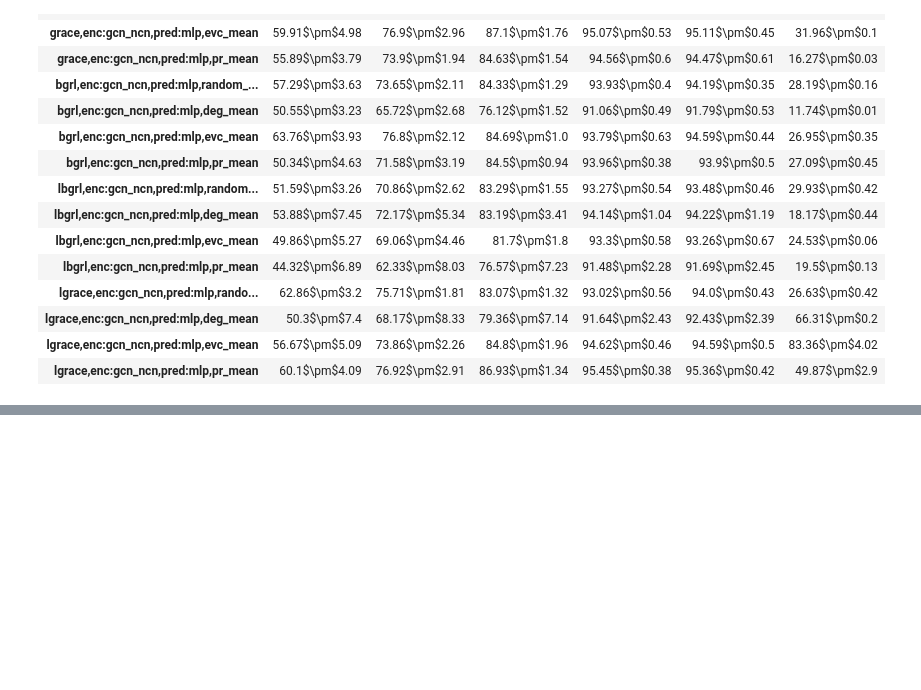
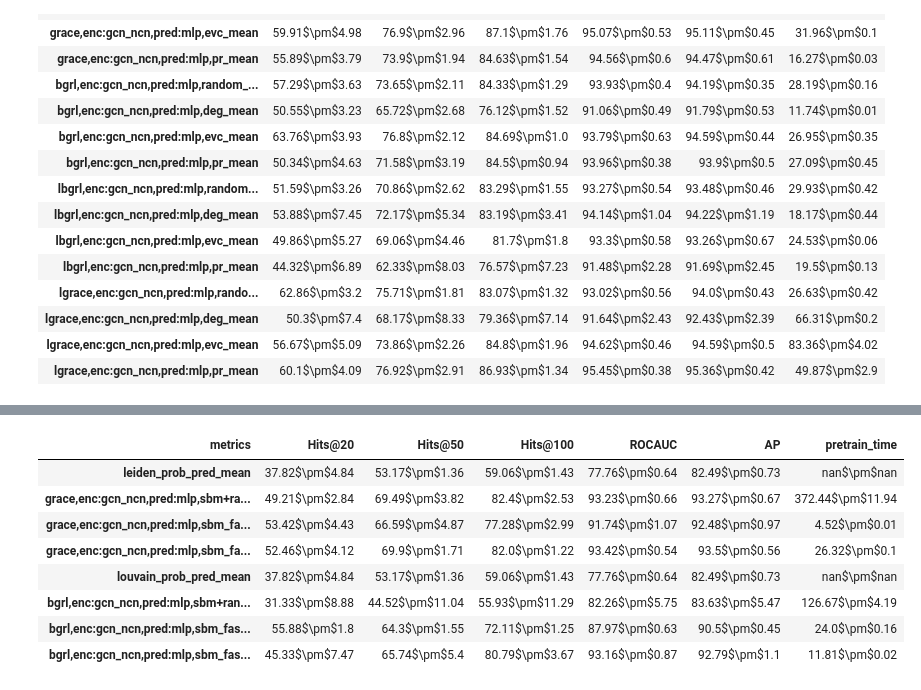
Before and after one commit to valentincuzin/GCL-Link-Prediction, a Jupyter notebook: New/output/HP_analysis.ipynb, the cells around one changed output, grey strips where cells are left out. Saved outputs shown, nothing was run; the diff lists cells and outputs as text; code cells hidden in the pictures; blank space fills up the shorter version.

```diff
--- a/New/output/HP_analysis.ipynb
+++ b/New/output/HP_analysis.ipynb
@@ -25,0 +64,14 @@ mean
+# %%
+data = ut.res_load('cora_res', 'HP_SBM')
+tab, mean = ut.split_methods(data, '_mean')
+mean
+# %% [output]
+| metrics | Hits@20 | Hits@50 | Hits@100 | ROCAUC | AP | pretrain_time |
+| leiden_prob_pred_mean | 37.82$\pm$4.84 | 53.17$\pm$1.36 | 59.06$\pm$1.43 | 77.76$\pm$0.64 | 82.49$\pm$0.73 | nan$\pm$nan |
+| grace,enc:gcn_ncn,pred:mlp,sbm+ra... | 49.21$\pm$2.84 | 69.49$\pm$3.82 | 82.4$\pm$2.53 | 93.23$\pm$0.66 | 93.27$\pm$0.67 | 372.44$\pm$11.94 |
+| grace,enc:gcn_ncn,pred:mlp,sbm_fa... | 53.42$\pm$4.43 | 66.59$\pm$4.87 | 77.28$\pm$2.99 | 91.74$\pm$1.07 | 92.48$\pm$0.97 | 4.52$\pm$0.01 |
+| grace,enc:gcn_ncn,pred:mlp,sbm_fa... | 52.46$\pm$4.12 | 69.9$\pm$1.71 | 82.0$\pm$1.22 | 93.42$\pm$0.54 | 93.5$\pm$0.56 | 26.32$\pm$0.1 |
+| louvain_prob_pred_mean | 37.82$\pm$4.84 | 53.17$\pm$1.36 | 59.06$\pm$1.43 | 77.76$\pm$0.64 | 82.49$\pm$0.73 | nan$\pm$nan |
+| bgrl,enc:gcn_ncn,pred:mlp,sbm+ran... | 31.33$\pm$8.88 | 44.52$\pm$11.04 | 55.93$\pm$11.29 | 82.26$\pm$5.75 | 83.63$\pm$5.47 | 126.67$\pm$4.19 |
+| bgrl,enc:gcn_ncn,pred:mlp,sbm_fas... | 55.88$\pm$1.8 | 64.3$\pm$1.55 | 72.11$\pm$1.25 | 87.97$\pm$0.63 | 90.5$\pm$0.45 | 24.0$\pm$0.16 |
+| bgrl,enc:gcn_ncn,pred:mlp,sbm_fas... | 45.33$\pm$7.47 | 65.74$\pm$5.4 | 80.79$\pm$3.67 | 93.16$\pm$0.87 | 92.79$\pm$1.1 | 11.81$\pm$0.02 |
```
Also changed, not shown: parts of 2 cells of this notebook, 2 other files.
